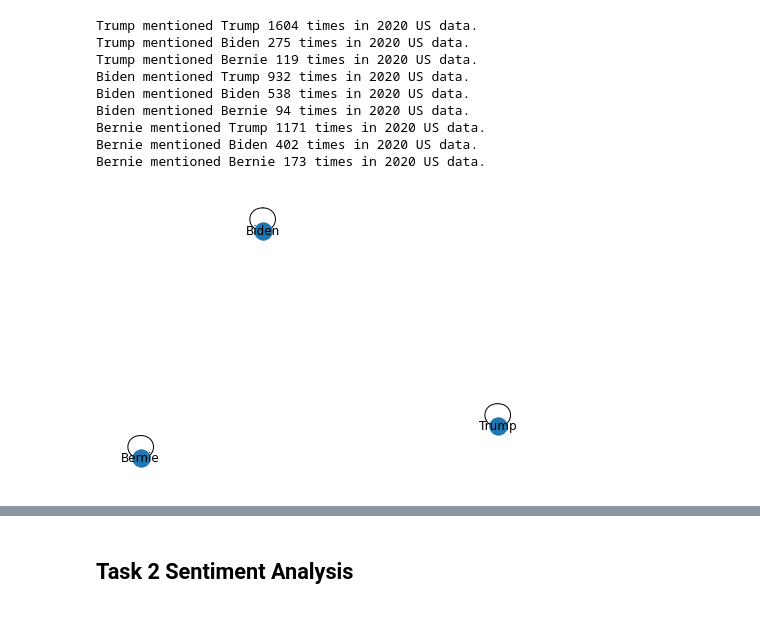
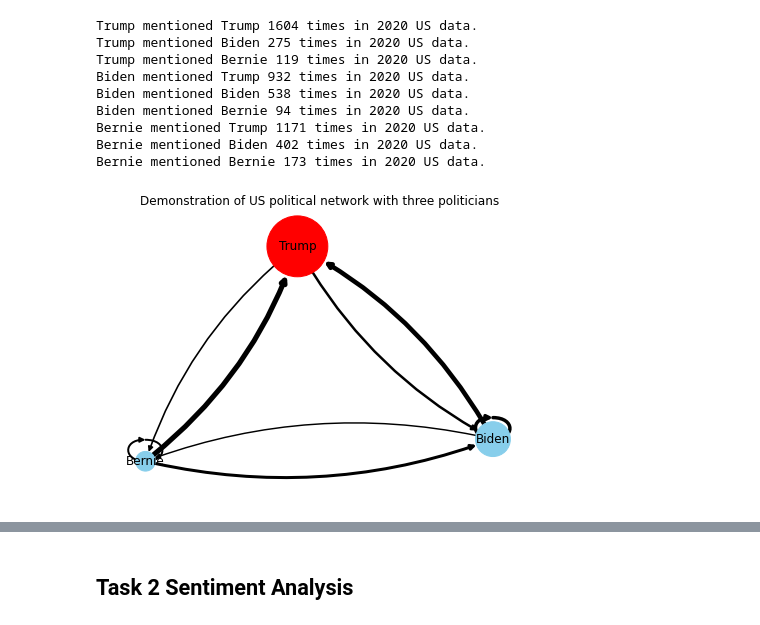
Before and after one commit to epfl-ada/ada-2021-project-date-a-data, a Jupyter notebook: Milestone2/Project Pipeline.ipynb, the cells around one changed output, grey strips where cells are left out. Saved outputs shown, nothing was run; the diff lists cells and outputs as text; code cells hidden in the pictures.

Commit message:
add task 1 network demo

```diff
--- a/Milestone2/Project Pipeline.ipynb
+++ b/Milestone2/Project Pipeline.ipynb
@@ -60,15 +61,29 @@ Bernie mentioned Trump 1171 times in 2020 US data.
 Bernie mentioned Biden 402 times in 2020 US data.
 Bernie mentioned Bernie 173 times in 2020 US data.
 # %%
+# Build a dataframe defining all the edges and edge weight
+df = pd.DataFrame({ 'from':['Trump', 'Trump', 'Trump', 'Biden', 'Biden', 'Biden','Bernie', 'Bernie', 'Bernie'],
+                    'to':['Trump', 'Biden', 'Bernie', 'Trump', 'Biden', 'Bernie', 'Trump', 'Biden', 'Bernie'],
+                    'weight':[1604, 275, 119, 932, 538, 94, 1171, 402, 173],
+                #     'length':[10, 10, 10, 10, 10, 10, 10, 10, 10]
+                })
+# metions_matrix = np.array([[1604, 275, 119],
+#                            [932, 538, 94],
+#                            [1171, 402, 173]
+# ])
 
-# Build a dataframe with 4 connections
-df = pd.DataFrame({ 'from':['Trump', 'Biden', 'Bernie'], 'to':['Trump', 'Biden', 'Bernie']})
-
-# Build your graph
-G=nx.from_pandas_edgelist(df, 'from', 'to')
-
-# Plot it
-nx.draw(G, with_labels=True)
+# Build  graph
+G=nx.from_pandas_edgelist(df, 'from', 'to', create_using=nx.DiGraph(), edge_attr=True)
+pos = nx.spring_layout(G)
+# Custom the nodes and draw
+nx.draw(G,
+        pos=pos,
+        with_labels=True,
+        node_color=['red', 'skyblue', 'skyblue'],
+        node_size=[1604+932+1171, 275+538+402, 119+94+173],
+        width=np.sqrt(df['weight'])*0.15,
+        connectionstyle='arc3, rad = 0.15')
+plt.title("Demonstration of US political network with three politicians")
 plt.show()
 # %% [output]
-[figure, old version]
+[figure, new version]
```
Also changed, not shown: parts of 3 cells of this notebook.
